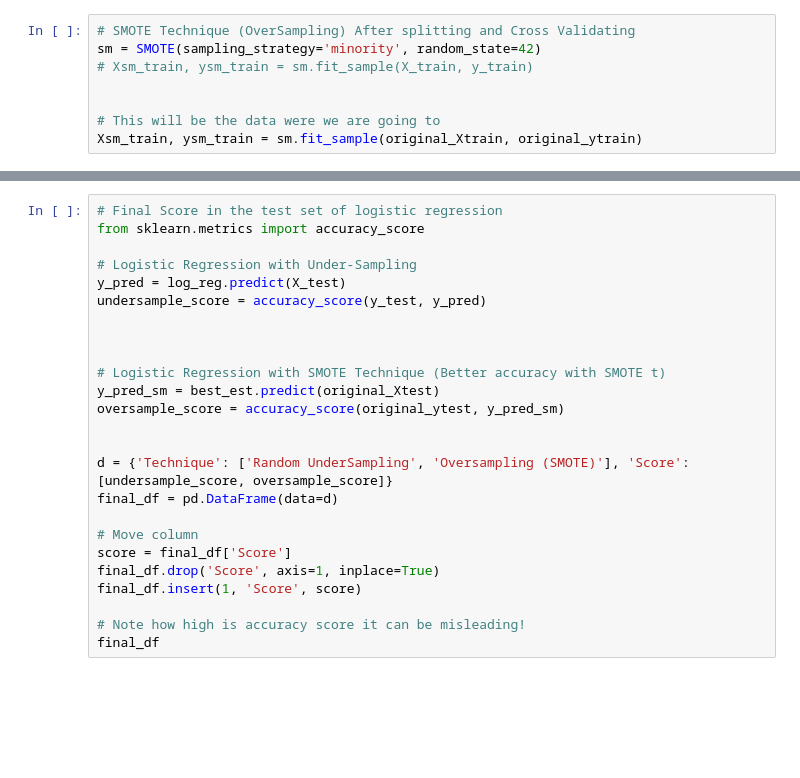
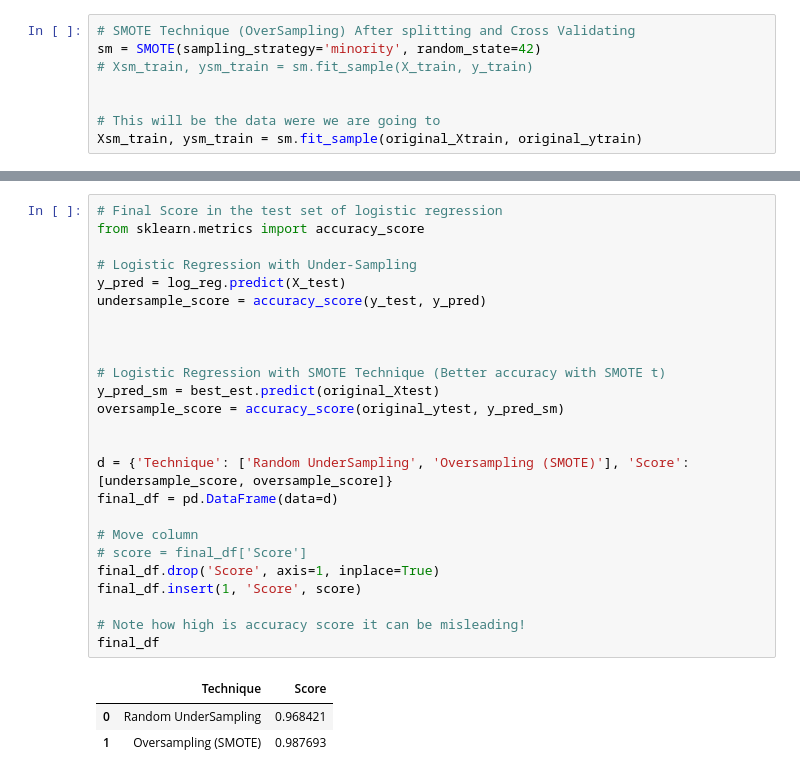
Before and after one commit to ChaoyuHuang/deepLearning, a Jupyter notebook: Chap9 各种算法尝试建模credit fraud.ipynb, the cells around one changed output, grey strips where cells are left out. Drawn from its saved outputs; the diff is of its cells as text; blank space fills up the shorter version.

```diff
--- a/Chap9 各种算法尝试建模credit fraud.ipynb
+++ b/Chap9 各种算法尝试建模credit fraud.ipynb
@@ -1084,25 +1182,29 @@ print(classification_report(y_test, y_pred_tree))
 # %%
 # Final Score in the test set of logistic regression
 from sklearn.metrics import accuracy_score
 
 # Logistic Regression with Under-Sampling
 y_pred = log_reg.predict(X_test)
 undersample_score = accuracy_score(y_test, y_pred)
 
 
 
 # Logistic Regression with SMOTE Technique (Better accuracy with SMOTE t)
 y_pred_sm = best_est.predict(original_Xtest)
 oversample_score = accuracy_score(original_ytest, y_pred_sm)
 
 
 d = {'Technique': ['Random UnderSampling', 'Oversampling (SMOTE)'], 'Score': [undersample_score, oversample_score]}
 final_df = pd.DataFrame(data=d)
 
 # Move column
-score = final_df['Score']
+# score = final_df['Score']
 final_df.drop('Score', axis=1, inplace=True)
 final_df.insert(1, 'Score', score)
 
 # Note how high is accuracy score it can be misleading!
 final_df
+# %% [output]
+|  | Technique | Score |
+| 0 | Random UnderSampling | 0.968421 |
+| 1 | Oversampling (SMOTE) | 0.987693 |
```
Also changed, not shown: parts of 41 cells of this notebook.
